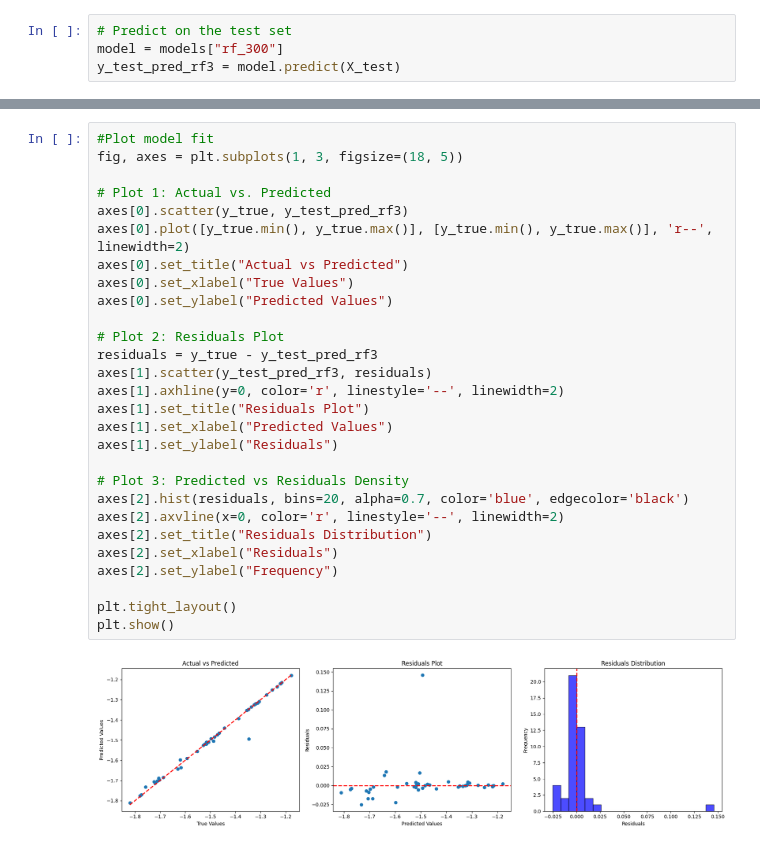
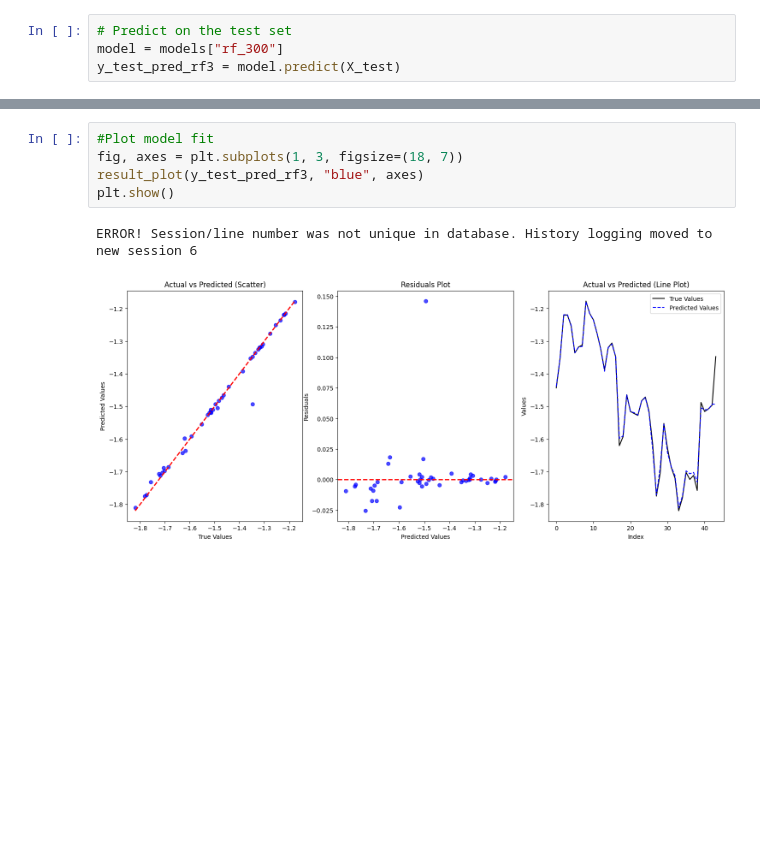
Before and after one commit to TiaanViviers/MoneyBot, a Jupyter notebook: notebooks/Model_Comparison.ipynb, the cells around one changed output, grey strips where cells are left out. Cells and saved outputs as stored; diff of their text form; blank space fills up the shorter version.

```diff
--- a/notebooks/Model_Comparison.ipynb
+++ b/notebooks/Model_Comparison.ipynb
@@ -370,33 +314,11 @@ R² Score: 0.983058
 Mean Absolute Error (MAE): 0.008546
 # %%
 #Plot model fit
-fig, axes = plt.subplots(1, 3, figsize=(18, 5))
-
-# Plot 1: Actual vs. Predicted
-axes[0].scatter(y_true, y_test_pred_rf3)
-axes[0].plot([y_true.min(), y_true.max()], [y_true.min(), y_true.max()], 'r--', linewidth=2)
-axes[0].set_title("Actual vs Predicted")
-axes[0].set_xlabel("True Values")
-axes[0].set_ylabel("Predicted Values")
-
-# Plot 2: Residuals Plot
-residuals = y_true - y_test_pred_rf3
-axes[1].scatter(y_test_pred_rf3, residuals)
-axes[1].axhline(y=0, color='r', linestyle='--', linewidth=2)
-axes[1].set_title("Residuals Plot")
-axes[1].set_xlabel("Predicted Values")
-axes[1].set_ylabel("Residuals")
-
-# Plot 3: Predicted vs Residuals Density
-axes[2].hist(residuals, bins=20, alpha=0.7, color='blue', edgecolor='black')
-axes[2].axvline(x=0, color='r', linestyle='--', linewidth=2)
-axes[2].set_title("Residuals Distribution")
-axes[2].set_xlabel("Residuals")
-axes[2].set_ylabel("Frequency")
-
-plt.tight_layout()
+fig, axes = plt.subplots(1, 3, figsize=(18, 7))
+result_plot(y_test_pred_rf3, "blue", axes)
 plt.show()
 # %% [output]
+ERROR! Session/line number was not unique in database. History logging moved to new session 6
-[figure, old version]
+[figure, new version]
 # %% [markdown]
 ### Observations from the Graphs
```
Also changed, not shown: parts of 63 cells of this notebook.
